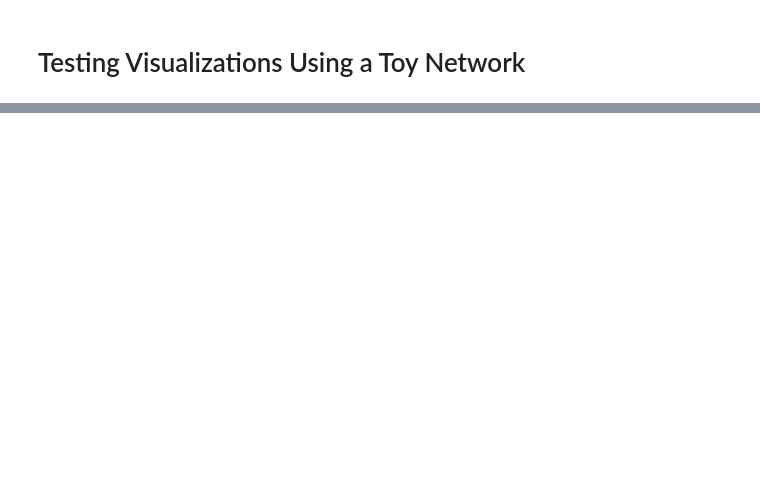
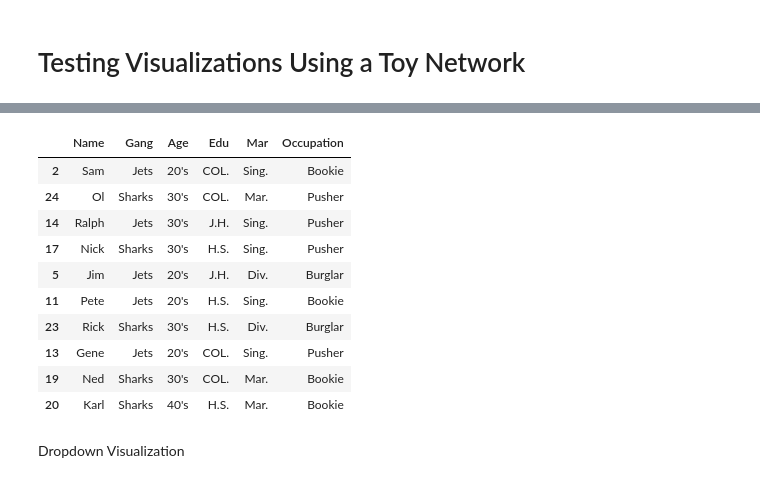
Before and after one commit to SimoneRitt/IACModel_CCM, a Jupyter notebook: Visualization_Testing.ipynb, the cells around one changed output, grey strips where cells are left out. Cells and saved outputs as stored; diff of their text form; code cells hidden in the pictures; blank space fills up the shorter version.

```diff
--- a/Visualization_Testing.ipynb
+++ b/Visualization_Testing.ipynb
@@ -137,0 +472,15 @@ pn.Column(dropdown, interactive_view).servable()
+# %%
+test = pd.read_csv('data/jets_sharks.csv').sample(10, replace=False, random_state=0)
+test
+# %% [output]
+|  | Name | Gang | Age | Edu | Mar | Occupation |
+| 2 | Sam | Jets | 20's | COL. | Sing. | Bookie |
+| 24 | Ol | Sharks | 30's | COL. | Mar. | Pusher |
+| 14 | Ralph | Jets | 30's | J.H. | Sing. | Pusher |
+| 17 | Nick | Sharks | 30's | H.S. | Sing. | Pusher |
+| 5 | Jim | Jets | 20's | J.H. | Div. | Burglar |
+| 11 | Pete | Jets | 20's | H.S. | Sing. | Bookie |
+| 23 | Rick | Sharks | 30's | H.S. | Div. | Burglar |
+| 13 | Gene | Jets | 20's | COL. | Sing. | Pusher |
+| 19 | Ned | Sharks | 30's | COL. | Mar. | Bookie |
+| 20 | Karl | Sharks | 40's | H.S. | Mar. | Bookie |
@@ -137,0 +601,2 @@ pn.Column(dropdown, interactive_view).servable()
+# %% [markdown]
+Dropdown Visualization
```
Also changed, not shown: parts of 21 cells of this notebook.
